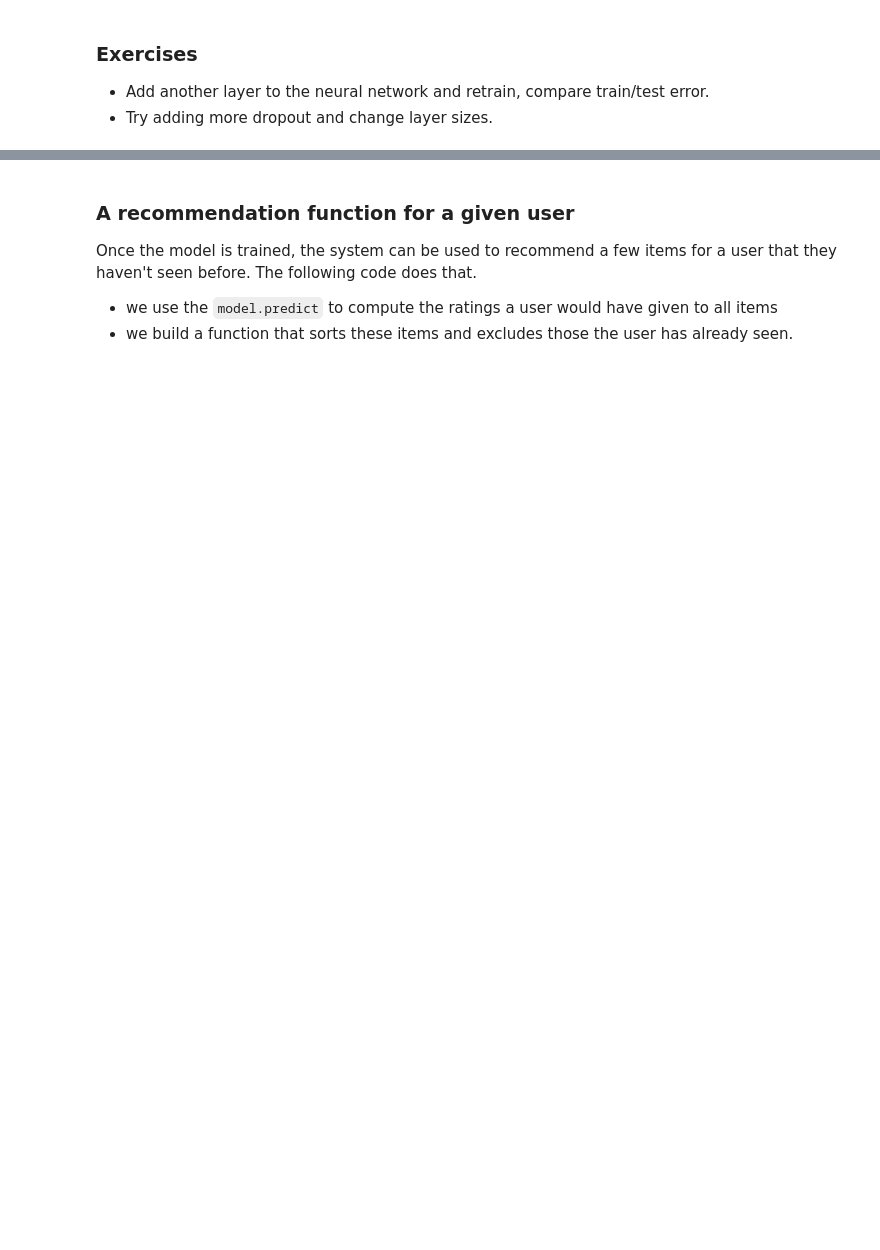
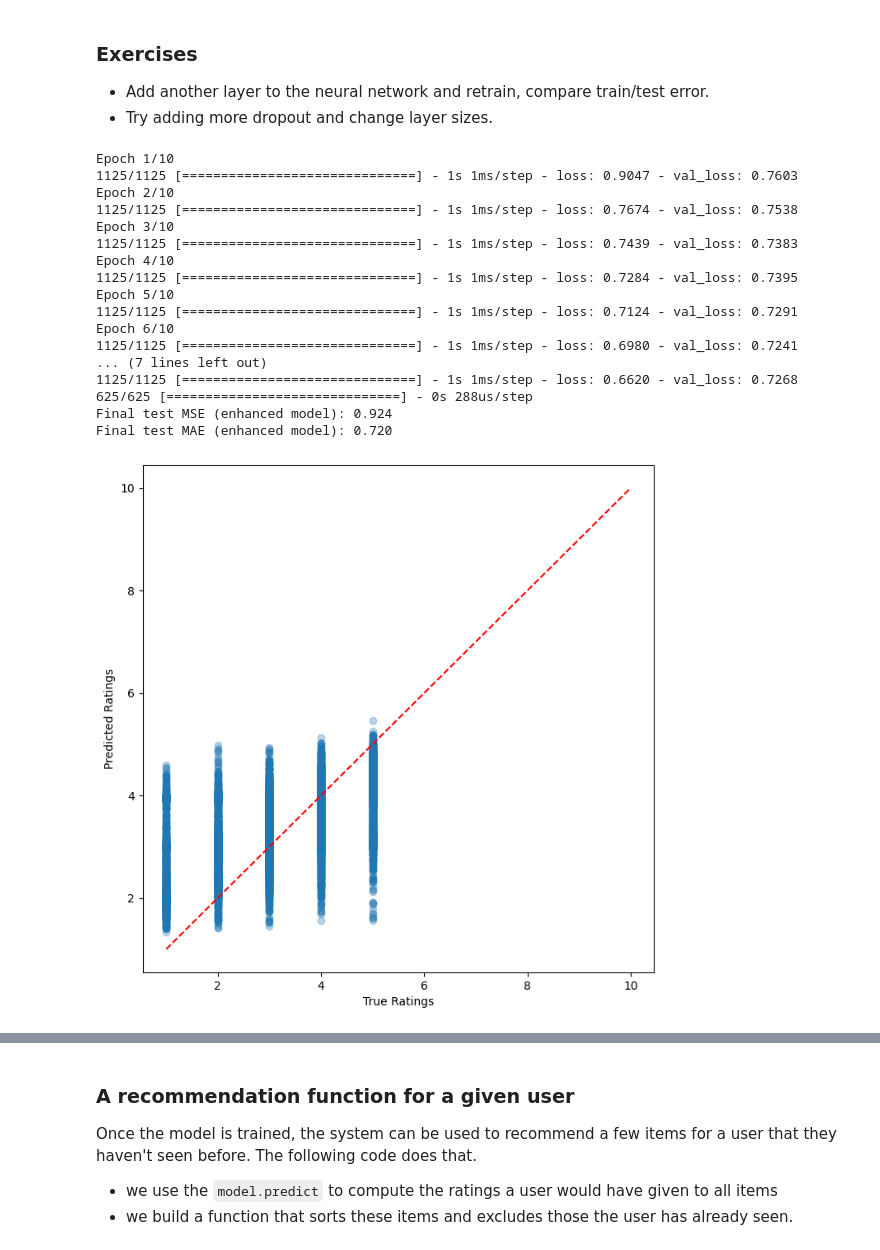
Before and after one commit to nestorojas/deep_learning, a Jupyter notebook: 01_materials/labs/lab_3.ipynb, the cells around one changed output, grey strips where cells are left out. Cells and saved outputs as stored; diff of their text form; code cells hidden in the pictures; blank space fills up the shorter version.

```diff
--- a/01_materials/labs/lab_3.ipynb
+++ b/01_materials/labs/lab_3.ipynb
@@ -496,0 +610,58 @@ px.scatter(tsne_df, x="tsne_1", y="tsne_2",
+# %%
+# Training and Evaluation
+
+
+embedding_size = 64
+max_user_id = all_ratings['user_id'].max()
+max_item_id = all_ratings['item_id'].max()
+
+enhanced_model = EnhancedRegressionModel(embedding_size, max_user_id, max_item_id)
+enhanced_model.compile(optimizer="adam", loss='mae')
+
+# Assuming you have your data split into user_id_train, item_id_train, rating_train, user_id_test, item_id_test, rating_test.
+history = enhanced_model.fit([user_id_train, item_id_train], rating_train,
+                             batch_size=64, epochs=10, validation_split=0.1,
+                             shuffle=True)
+
+# Evaluate the model
+test_preds_enhanced = enhanced_model.predict([user_id_test, item_id_test])
+print("Final test MSE (enhanced model): %0.3f" % mean_squared_error(test_preds_enhanced, rating_test))
+print("Final test MAE (enhanced model): %0.3f" % mean_absolute_error(test_preds_enhanced, rating_test))
+
+# Plot predictions
+def plot_predictions(true_ratings, predicted_ratings):
+    plt.figure(figsize=(8, 8))
+    plt.scatter(true_ratings, predicted_ratings, alpha=0.3)
+    plt.xlabel('True Ratings')
+    plt.ylabel('Predicted Ratings')
+    plt.plot([1, 10], [1, 10], color='red', linestyle='--')
+    plt.show()
+
+plot_predictions(rating_test, test_preds_enhanced)
+
+# Plot training & validation loss values
+plt.plot(history.history['loss'], label='train')
+plt.plot(history.history['val_loss'], label='validation')
+plt.ylim(0, 2)
+plt.legend(loc='best')
+plt.title('Loss (Enhanced Model)')
+plt.show()
+# %% [output]
+Epoch 1/10
+1125/1125 [==============================] - 1s 1ms/step - loss: 0.9047 - val_loss: 0.7603
+Epoch 2/10
+1125/1125 [==============================] - 1s 1ms/step - loss: 0.7674 - val_loss: 0.7538
+Epoch 3/10
+1125/1125 [==============================] - 1s 1ms/step - loss: 0.7439 - val_loss: 0.7383
+Epoch 4/10
+1125/1125 [==============================] - 1s 1ms/step - loss: 0.7284 - val_loss: 0.7395
+Epoch 5/10
+1125/1125 [==============================] - 1s 1ms/step - loss: 0.7124 - val_loss: 0.7291
+Epoch 6/10
+1125/1125 [==============================] - 1s 1ms/step - loss: 0.6980 - val_loss: 0.7241
+... (7 lines left out)
+1125/1125 [==============================] - 1s 1ms/step - loss: 0.6620 - val_loss: 0.7268
+625/625 [==============================] - 0s 288us/step
+Final test MSE (enhanced model): 0.924
+Final test MAE (enhanced model): 0.720
+[figure, added]
```
Also changed, not shown: parts of 22 cells of this notebook.
